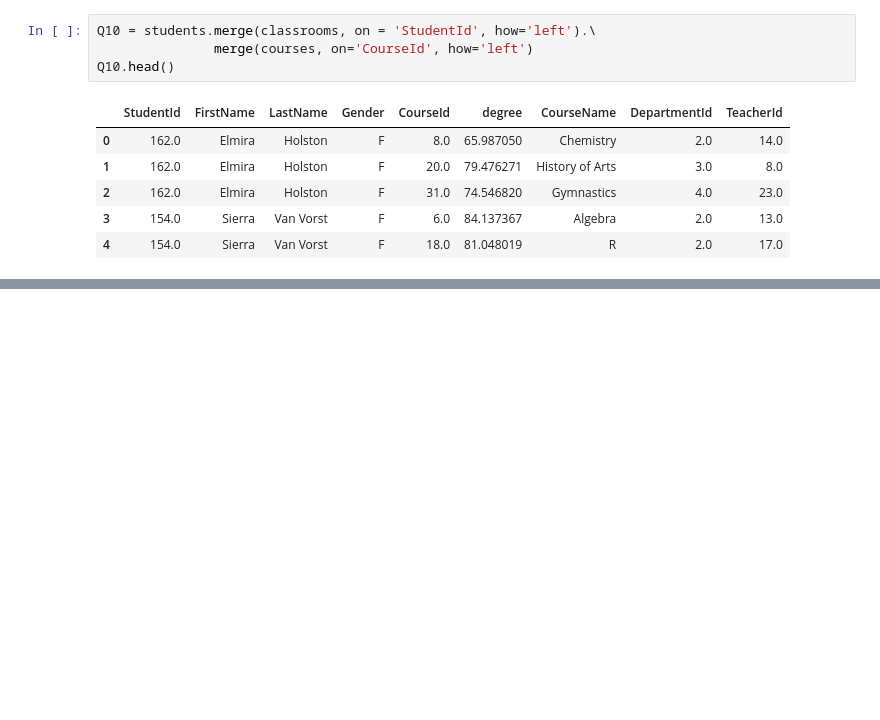
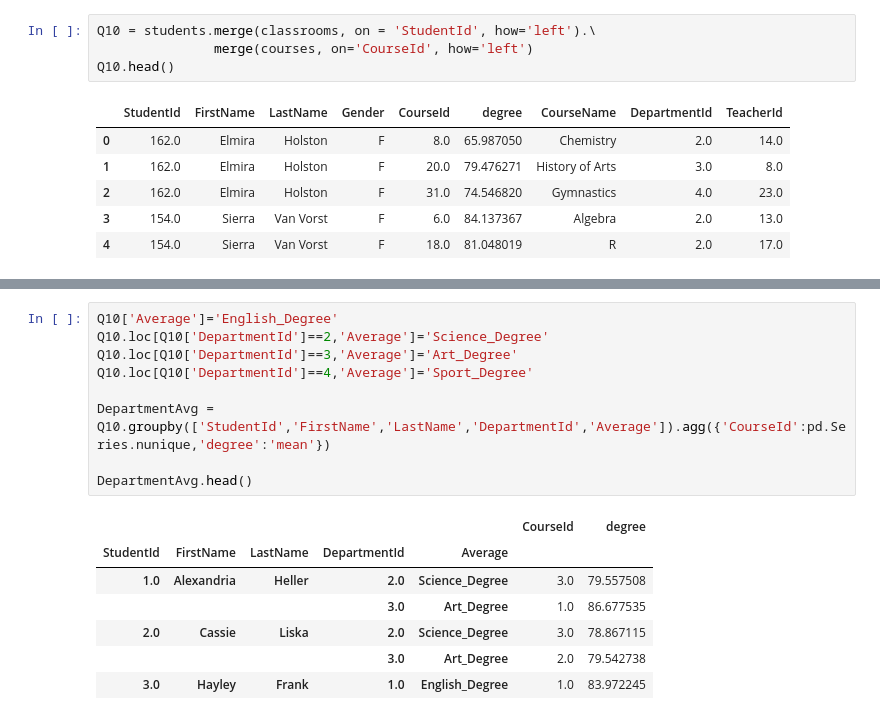
Before and after one commit to EtiMayer/DataScience, a Jupyter notebook: python/Python-final.ipynb, the cells around one changed output, grey strips where cells are left out. Drawn from its saved outputs; the diff is of its cells as text; blank space fills up the shorter version.

```diff
--- a/python/Python-final.ipynb
+++ b/python/Python-final.ipynb
@@ -310,0 +285,17 @@ GROUP BY a.StudentId, a.FirstName, a.LastName
+# %%
+Q10['Average']='English_Degree'
+Q10.loc[Q10['DepartmentId']==2,'Average']='Science_Degree'
+Q10.loc[Q10['DepartmentId']==3,'Average']='Art_Degree'
+Q10.loc[Q10['DepartmentId']==4,'Average']='Sport_Degree'
+
+DepartmentAvg = Q10.groupby(['StudentId','FirstName','LastName','DepartmentId','Average']).agg({'CourseId':pd.Series.nunique,'degree':'mean'})
+
+DepartmentAvg.head()
+# %% [output]
+|  |  |  |  |  | CourseId | degree |
+| StudentId | FirstName | LastName | DepartmentId | Average |  |  |
+| 1.0 | Alexandria | Heller | 2.0 | Science_Degree | 3.0 | 79.557508 |
+|  |  |  | 3.0 | Art_Degree | 1.0 | 86.677535 |
+| 2.0 | Cassie | Liska | 2.0 | Science_Degree | 3.0 | 78.867115 |
+|  |  |  | 3.0 | Art_Degree | 2.0 | 79.542738 |
+| 3.0 | Hayley | Frank | 1.0 | English_Degree | 1.0 | 83.972245 |
```
Also changed, not shown: parts of 4 cells of this notebook, 2 other files.
